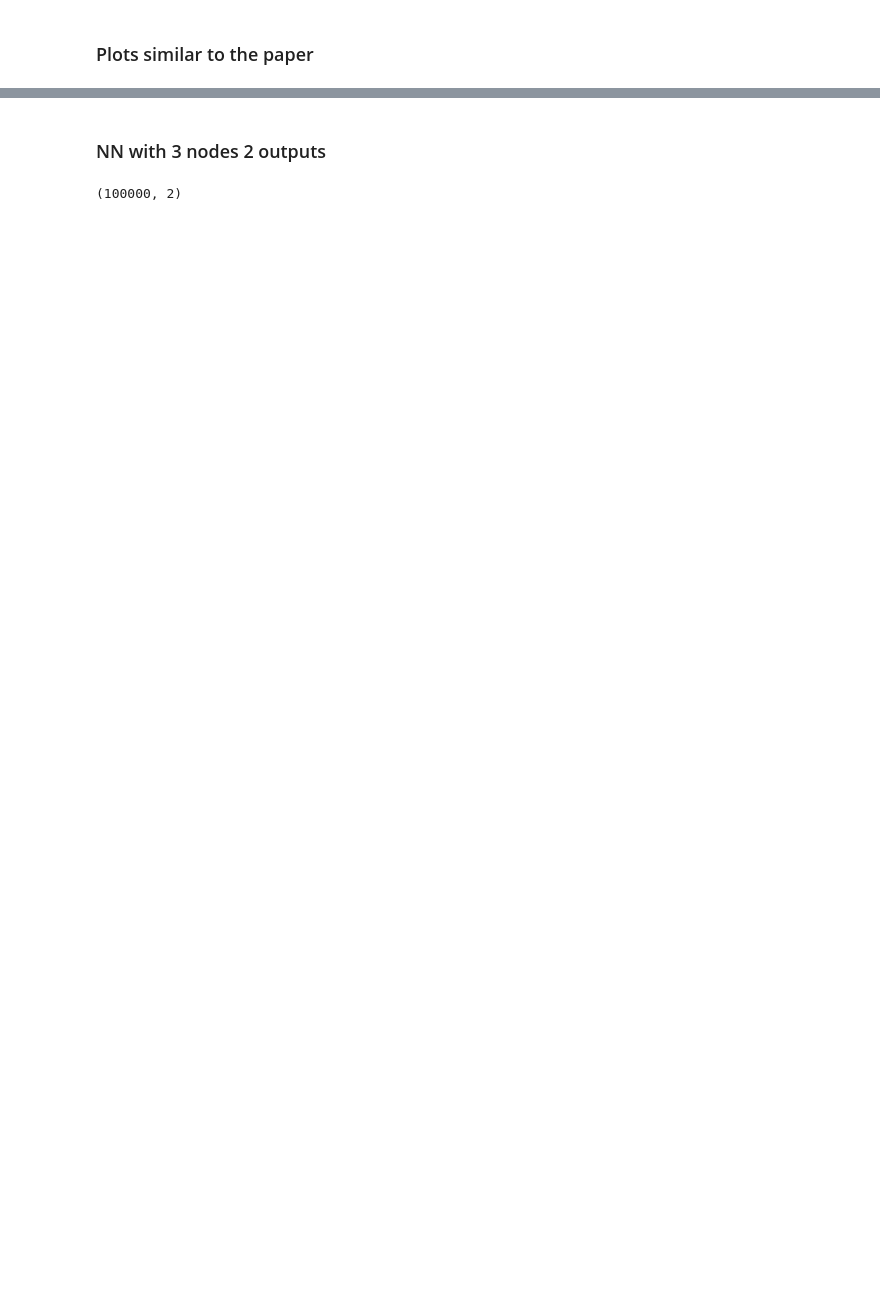
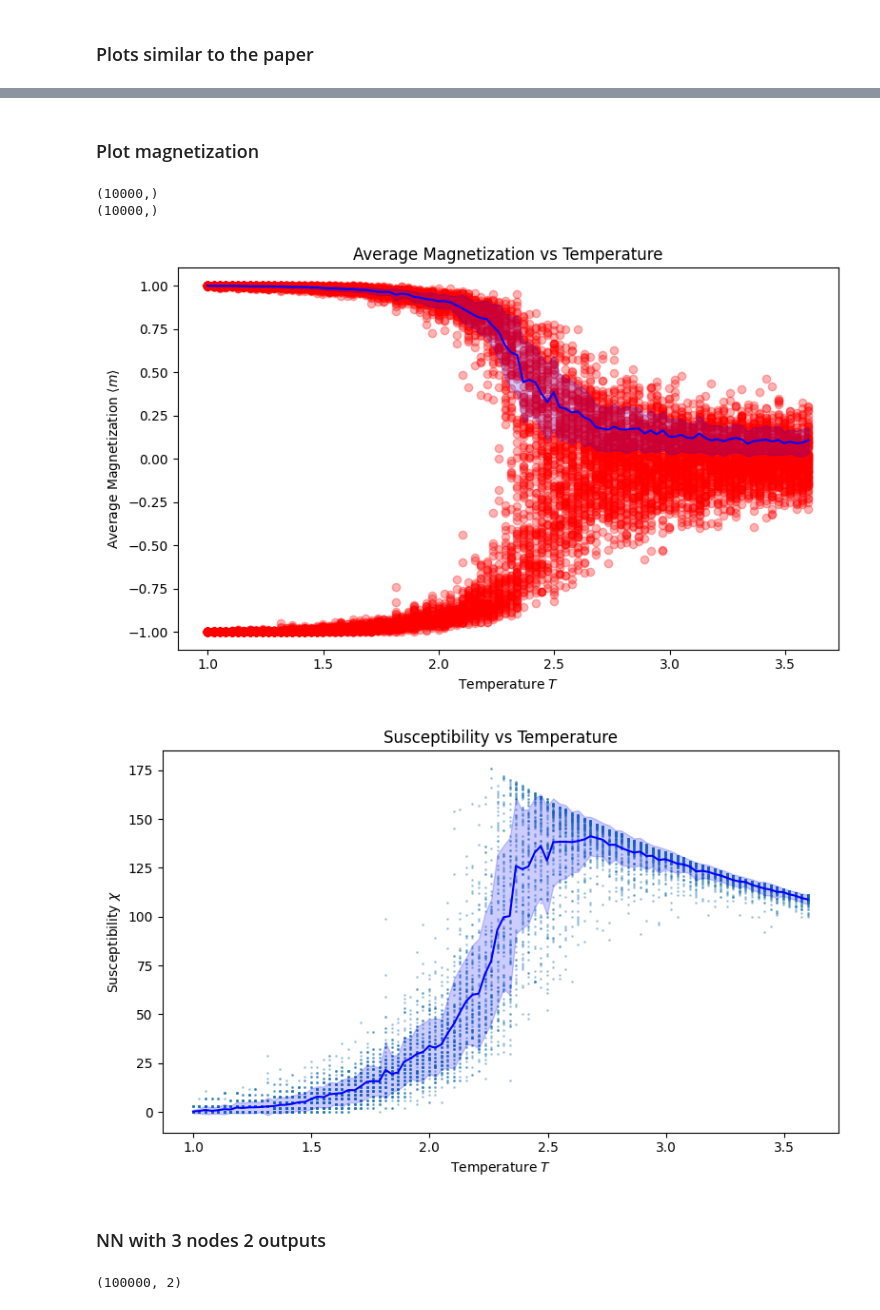
Before and after one commit to Dragulalala/CSP-Project-Ising-CNN, a Jupyter notebook: mario/NN_mario.ipynb, the cells around one changed output, grey strips where cells are left out. Saved outputs shown, nothing was run; the diff lists cells and outputs as text; code cells hidden in the pictures; blank space fills up the shorter version.

Commit message:
stddev, magnetization, susceptibility

```diff
--- a/mario/NN_mario.ipynb
+++ b/mario/NN_mario.ipynb
@@ -157,3 +159,50 @@ plt.show()
+# %% [markdown]
+### Plot magnetization
+# %%
+#data = np.load("../tri_data/L20_tri.npz")
+data = np.load("../data_test/L20_ising.npz")
+sp = data["spins"]
+T = data["temperatures"]
+N = sp.shape[1]
+print(np.mean(sp**2, axis=1).shape)
+
+          # total magnetization per sample: (n_temps, n_samples)
+avg_magnetization = np.mean(sp, axis=1)  # (n_temps, n_samples)
+print(avg_magnetization.shape)
+
+chi = N*(np.mean(sp**2, axis=1) - np.mean(sp, axis=1)**2) // T
+
+unique_T = np.unique(T)
+mean_mag0 = np.array([np.abs(avg_magnetization[T == t]).mean() for t in unique_T])
+sigma_mag0 = np.array([np.abs(avg_magnetization[T == t]).std() for t in unique_T])
+
+mean_chi = np.array([chi[T == t].mean() for t in unique_T])
+sigma_chi = np.array([chi[T == t].std() for t in unique_T])
+
+plt.figure(figsize=(8, 5))
+plt.scatter(T, avg_magnetization, alpha=0.3, color='r')
+plt.plot(unique_T, mean_mag0, color='b')
+plt.fill_between(unique_T, mean_mag0 - sigma_mag0, mean_mag0 + sigma_mag0, color='b', alpha=0.2)
+plt.xlabel("Temperature $T$")
+plt.ylabel("Average Magnetization $\\langle m \\rangle$")
+plt.title("Average Magnetization vs Temperature")
+plt.tight_layout()
+plt.show()
+
+plt.figure(figsize=(8, 5))
+plt.scatter(T, chi, s=1, alpha=0.3)
+plt.plot(unique_T, mean_chi, color='b')
+plt.fill_between(unique_T, mean_chi - sigma_chi, mean_chi + sigma_chi, color='b', alpha=0.2)
+plt.xlabel("Temperature $T$")
+plt.ylabel("Susceptibility $\\chi$")
+plt.title("Susceptibility vs Temperature")
+plt.tight_layout()
+plt.show()
+# %% [output]
+(10000,)
+(10000,)
+[figure, added]
+[figure, added]
 # %% [markdown]
 ### NN with 3 nodes 2 outputs
 # %%
```
Also changed, not shown: parts of 7 cells of this notebook.
